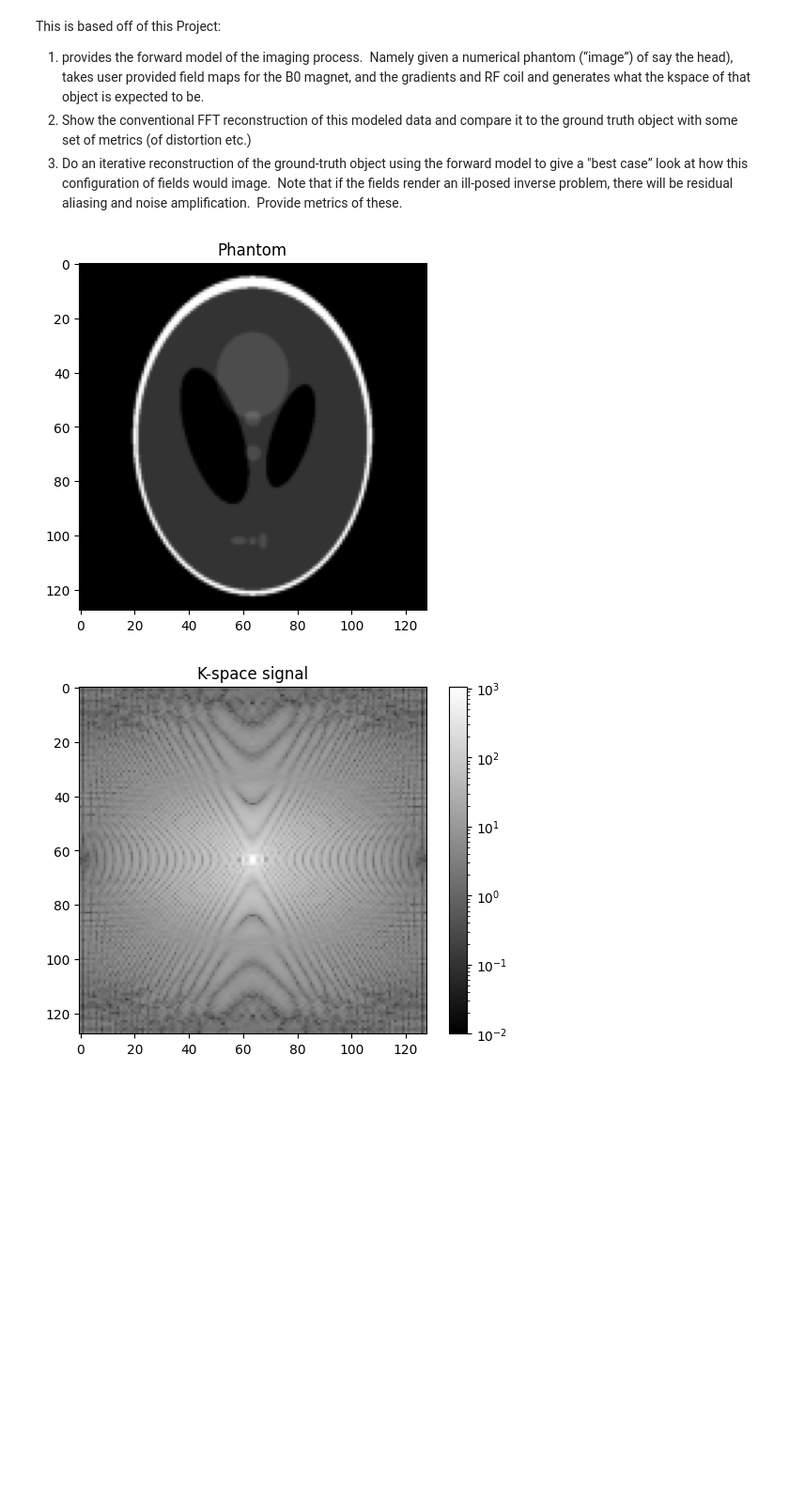
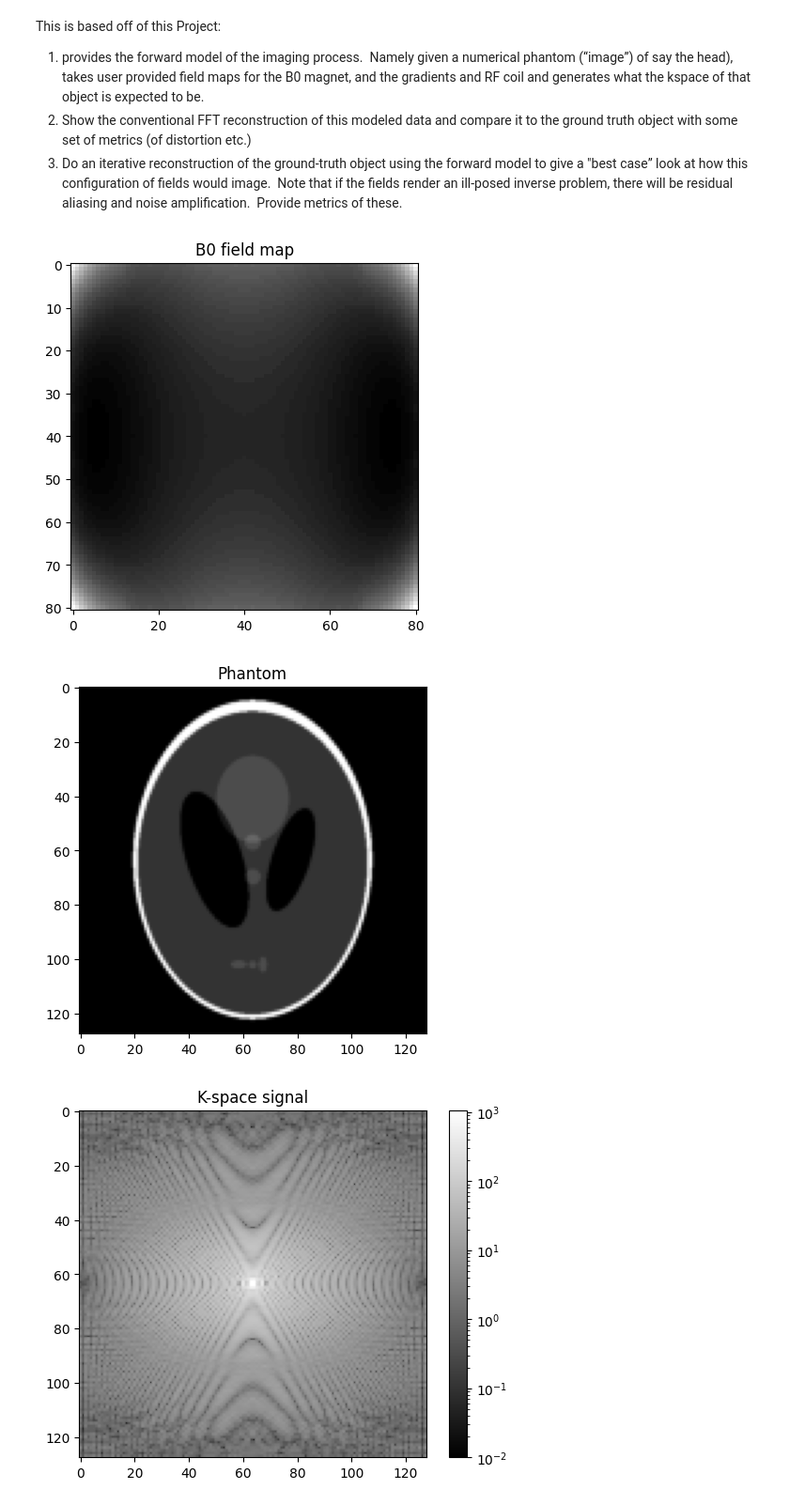
Before and after one commit to MaxStrey/Martinos_MR, a Jupyter notebook: Martinos_project/phantom_generation/phantom_6.ipynb, the cells around one changed output. Shown at 94% size. Saved outputs shown, nothing was run; the diff lists cells and outputs as text; code cells hidden in the pictures; blank space fills up the shorter version.

```diff
--- a/Martinos_project/phantom_generation/phantom_6.ipynb
+++ b/Martinos_project/phantom_generation/phantom_6.ipynb
@@ -14,36 +14,38 @@ from skimage.transform import resize
 import pandas as pd
 from scipy.sparse import csc_matrix
 from scipy.sparse.linalg import lsqr
 
 # Re-generate and resize Shepp-Logan phantom
 phantom = shepp_logan_phantom()
 phantom = resize(phantom, (128, 128))
 phantom = phantom.astype(dtype=np.complex128)
 
 
 N_spins = 128  # Number of spins in the phantom
 # # Phantom is a 2D delta function (single point in the center)
 # phantom = np.zeros((N_spins, N_spins), dtype=np.complex128)
 # phantom[N_spins//2, N_spins//2] = 1
 
 # Load the B0 field map from the csv file
-#B0_field_map = pd.read_csv('2Dslice.csv', header=None).values
+B0_field_map = pd.read_csv('2Dslice.csv', header=None).values
 
-# # Plot the B0 field map
-# plt.imshow(np.abs(B0_field_map), cmap='gray')
-# plt.show()
+# Plot the B0 field map
+plt.title('B0 field map')
+plt.imshow(np.abs(B0_field_map), cmap='gray')
+plt.show()
 
 # Plot the phantom
 plt.title('Phantom')
 plt.imshow(np.abs(phantom), cmap='gray')
 plt.show()
 
 
 gamma = 42.58e6  # Gyromagnetic ratio for hydrogen in Hz/T
 g_mult = 10 # Gradient multiplication factor
 Gx = 0.004755753 * g_mult  # Gradient strength in T/m
 Gy = 0.004755753 * g_mult # Gradient strength in T/m
 #B0 = 1.0  # B0 field in T
 # %% [output]
-[figure, old version]
+[figure, new version]
+[figure, added]
 # %%
```
Also changed, not shown: parts of 1 cell of this notebook, 4 other files.
